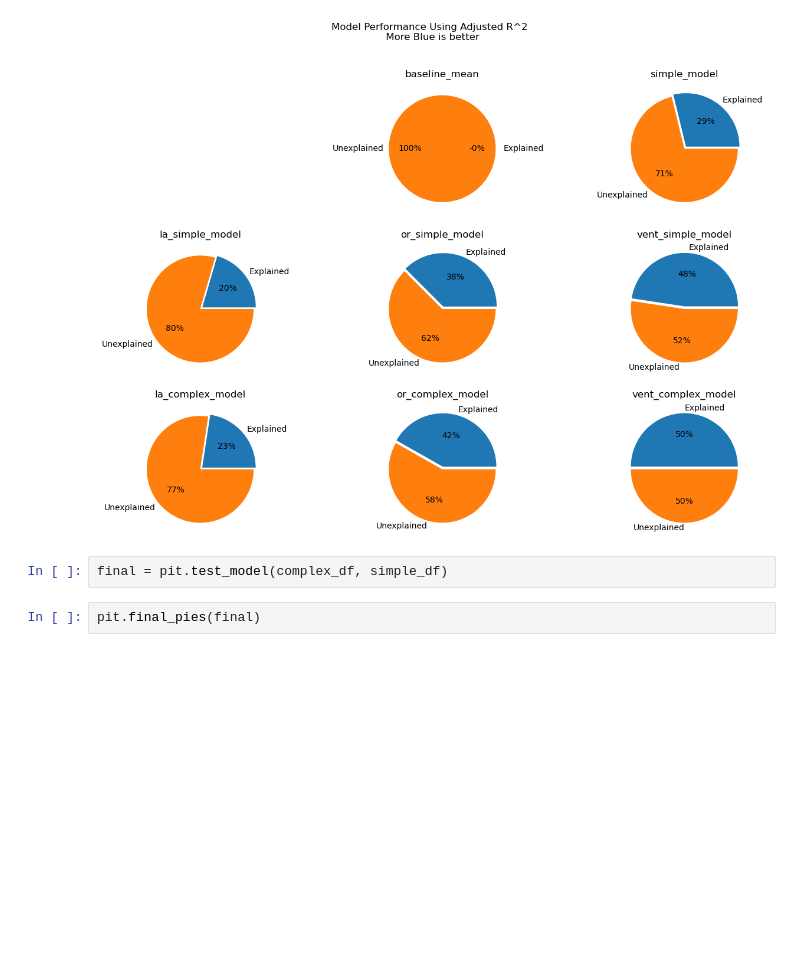
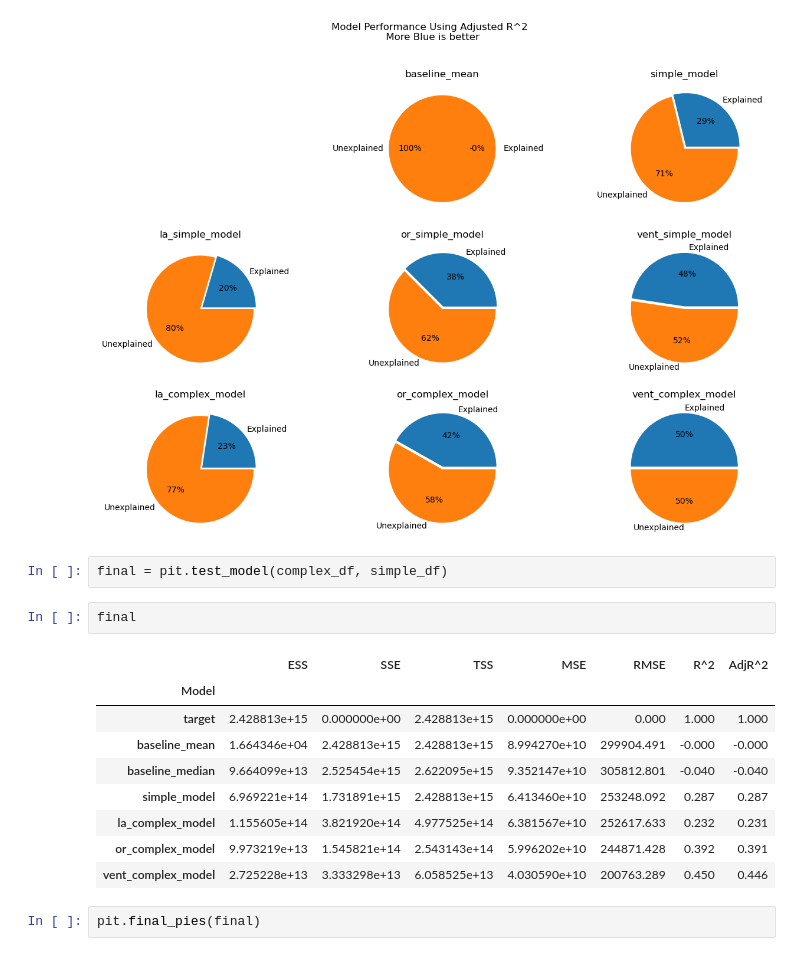
Before and after one commit to jcrosenberger/regression_zillow_2017, a Jupyter notebook: presentation_notebook.ipynb, the cells around one changed output. Drawn from its saved outputs; the diff is of its cells as text; blank space fills up the shorter version.

```diff
--- a/presentation_notebook.ipynb
+++ b/presentation_notebook.ipynb
@@ -122,6 +113,18 @@ pit.overload_pies(final_comparison_df)
 [figure]
 # %%
 final = pit.test_model(complex_df, simple_df)
+# %%
+final
+# %% [output]
+|  | ESS | SSE | TSS | MSE | RMSE | R^2 | AdjR^2 |
+| Model |  |  |  |  |  |  |  |
+| target | 2.428813e+15 | 0.000000e+00 | 2.428813e+15 | 0.000000e+00 | 0.000 | 1.000 | 1.000 |
+| baseline_mean | 1.664346e+04 | 2.428813e+15 | 2.428813e+15 | 8.994270e+10 | 299904.491 | -0.000 | -0.000 |
+| baseline_median | 9.664099e+13 | 2.525454e+15 | 2.622095e+15 | 9.352147e+10 | 305812.801 | -0.040 | -0.040 |
+| simple_model | 6.969221e+14 | 1.731891e+15 | 2.428813e+15 | 6.413460e+10 | 253248.092 | 0.287 | 0.287 |
+| la_complex_model | 1.155605e+14 | 3.821920e+14 | 4.977525e+14 | 6.381567e+10 | 252617.633 | 0.232 | 0.231 |
+| or_complex_model | 9.973219e+13 | 1.545821e+14 | 2.543143e+14 | 5.996202e+10 | 244871.428 | 0.392 | 0.391 |
+| vent_complex_model | 2.725228e+13 | 3.333298e+13 | 6.058525e+13 | 4.030590e+10 | 200763.289 | 0.450 | 0.446 |
 # %%
 pit.final_pies(final)
 # %% [output]
```
Also changed, not shown: parts of 8 cells of this notebook.
